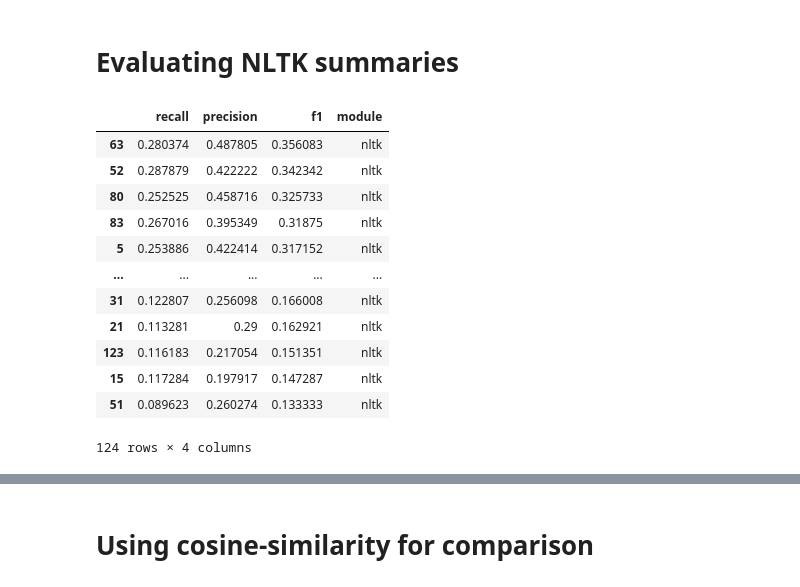
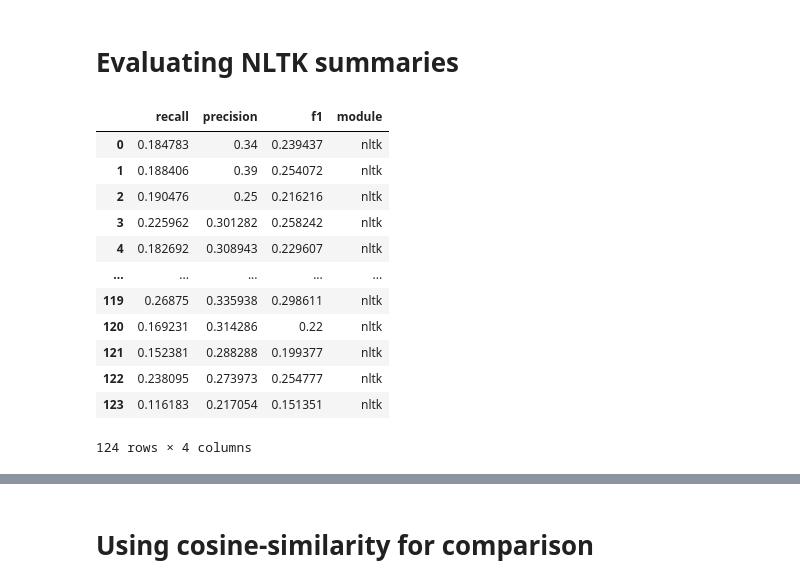
Before and after one commit to avisionary/commentary_analysis, a Jupyter notebook: code/utils/summary_extractive_rs.ipynb, the cells around one changed output, grey strips where cells are left out. Drawn from its saved outputs; the diff is of its cells as text; code cells hidden in the pictures.

```diff
--- a/code/utils/summary_extractive_rs.ipynb
+++ b/code/utils/summary_extractive_rs.ipynb
@@ -146,3 +144,8 @@ spacy_comm = get_all_comm_spacy(commentaries)
+# %%
+spacy_comm = get_all_comm_spacy(commentaries)
+spacy_comm_joined = []
+for comms in spacy_comm:
+    spacy_comm_joined.append(" ".join(comms))
 # %% [markdown]
 ## Using NLTK for text summarization
 # %%
@@ -203,5 +216,5 @@ def get_all_comm_nltk(comms):
         nltk_window_comm = []
         for comment in commentary:
             nltk_window_comm.append(summarize_text_nltk(comment))
-        all_comm_nltk.append(" ".join(nltk_window_comm))
+        all_comm_nltk.append(nltk_window_comm)
     return all_comm_nltk
@@ -209,0 +221,5 @@ nltk_comm = get_all_comm_nltk(commentaries)
+# %%
+nltk_comm = get_all_comm_nltk(commentaries)
+nltk_comm_joined = []
+for comms in nltk_comm:
+    nltk_comm_joined.append(" ".join(comms))
@@ -329,25 +353,25 @@ def nltk_rouge_score(nltk_summ, ft_summ):
         rogue_lcs_nltk = rogue_lcs_nltk.append({"recall": rouge_l['r'], "precision": rouge_l['p'], "f1": rouge_l['f'],
                                     "module": 'nltk'}, ignore_index=True)
 
-    rogue1_nltk = rogue1_nltk.sort_values(by='f1', ascending = False)
-    rogue2_nltk = rogue2_nltk.sort_values(by='f1', ascending = False)
-    rogue_lcs_nltk = rogue_lcs_nltk.sort_values(by='f1', ascending = False)
+    # rogue1_nltk = rogue1_nltk.sort_values(by='precision', ascending = False)
+    # rogue2_nltk = rogue2_nltk.sort_values(by='precision', ascending = False)
+    # rogue_lcs_nltk = rogue_lcs_nltk.sort_values(by='precision', ascending = False)
 
     return rogue1_nltk, rogue2_nltk, rogue_lcs_nltk
 # %%
-rogue1_nltk, rogue2_nltk, rogue_lcs_nltk = nltk_rouge_score(nltk_comm, all_ft_comm)
+rogue1_nltk, rogue2_nltk, rogue_lcs_nltk = nltk_rouge_score(nltk_comm_joined, all_ft_comm)
 rogue1_nltk
 # %% [output]
 |  | recall | precision | f1 | module |
-| 63 | 0.280374 | 0.487805 | 0.356083 | nltk |
-| 52 | 0.287879 | 0.422222 | 0.342342 | nltk |
-| 80 | 0.252525 | 0.458716 | 0.325733 | nltk |
-| 83 | 0.267016 | 0.395349 | 0.31875 | nltk |
-| 5 | 0.253886 | 0.422414 | 0.317152 | nltk |
+| 0 | 0.184783 | 0.34 | 0.239437 | nltk |
+| 1 | 0.188406 | 0.39 | 0.254072 | nltk |
+| 2 | 0.190476 | 0.25 | 0.216216 | nltk |
+| 3 | 0.225962 | 0.301282 | 0.258242 | nltk |
+| 4 | 0.182692 | 0.308943 | 0.229607 | nltk |
 | ... | ... | ... | ... | ... |
-| 31 | 0.122807 | 0.256098 | 0.166008 | nltk |
-| 21 | 0.113281 | 0.29 | 0.162921 | nltk |
+| 119 | 0.26875 | 0.335938 | 0.298611 | nltk |
+| 120 | 0.169231 | 0.314286 | 0.22 | nltk |
+| 121 | 0.152381 | 0.288288 | 0.199377 | nltk |
+| 122 | 0.238095 | 0.273973 | 0.254777 | nltk |
 | 123 | 0.116183 | 0.217054 | 0.151351 | nltk |
-| 15 | 0.117284 | 0.197917 | 0.147287 | nltk |
-| 51 | 0.089623 | 0.260274 | 0.133333 | nltk |
 124 rows × 4 columns
```
Also changed, not shown: parts of 73 cells of this notebook, 20 other files.
